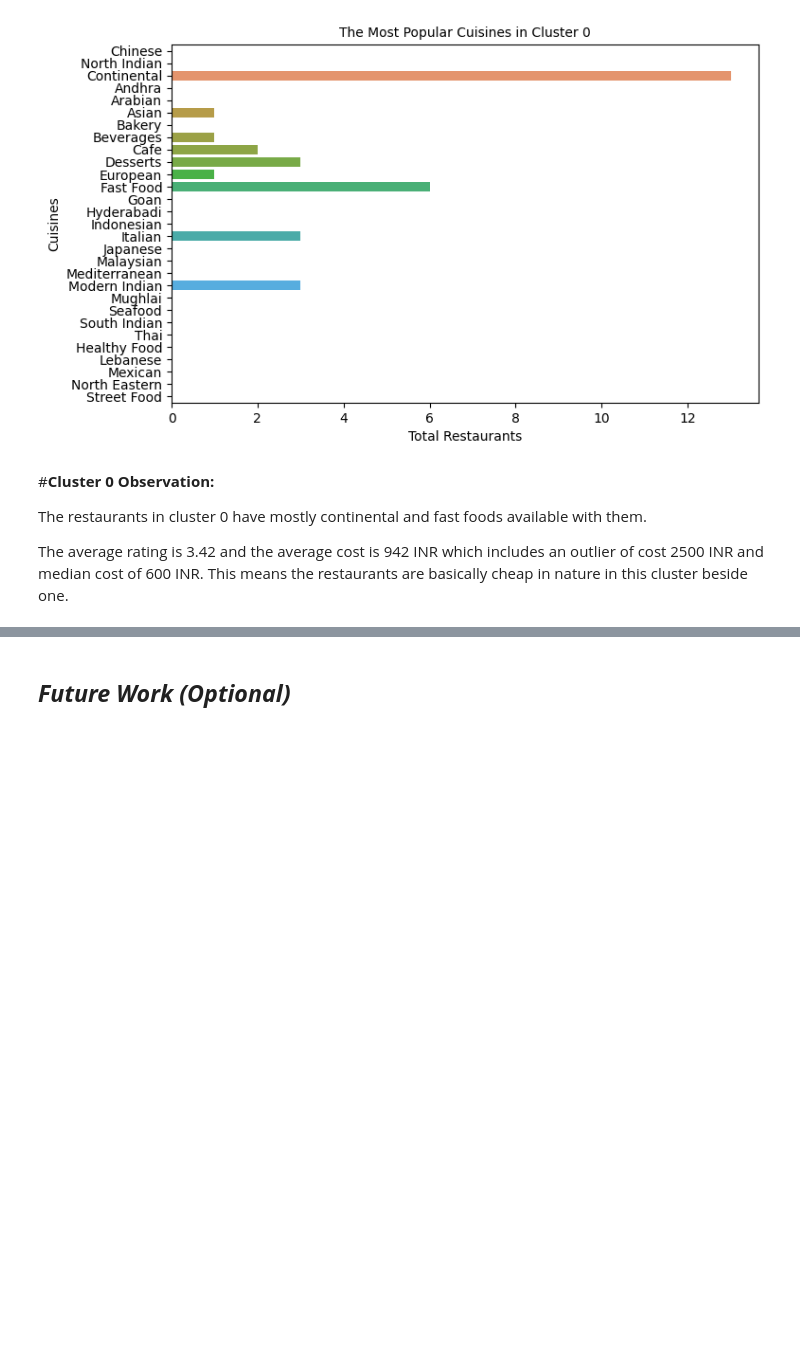
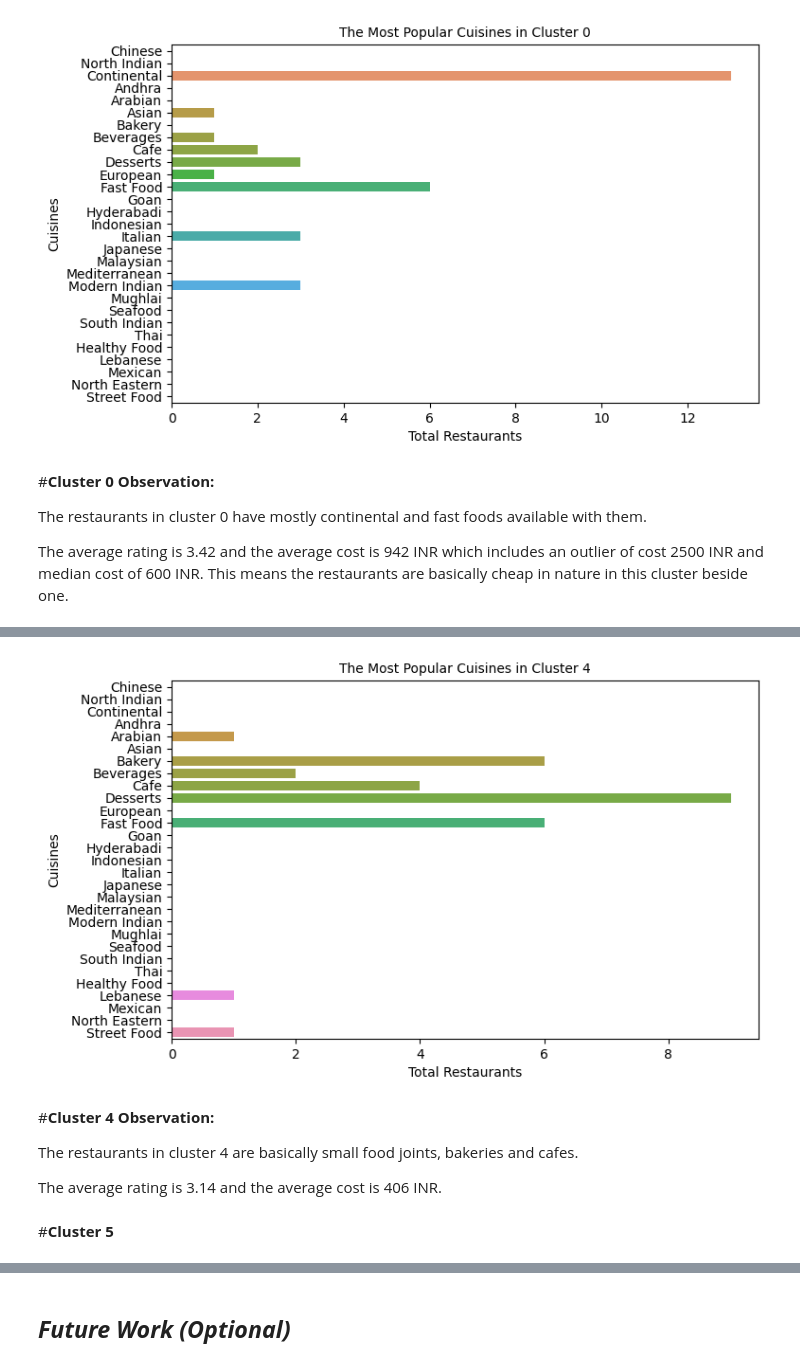
Before and after one commit to vak1997/Zomato-Restaurant-Clustering-and-Sentiment-Analysis, a Jupyter notebook: Zomato_Restaurant_Clustering_and_Sentiment_Analysis.ipynb, the cells around one changed output, grey strips where cells are left out. Drawn from its saved outputs; the diff is of its cells as text; code cells hidden in the pictures; blank space fills up the shorter version.

```diff
--- a/Zomato_Restaurant_Clustering_and_Sentiment_Analysis.ipynb
+++ b/Zomato_Restaurant_Clustering_and_Sentiment_Analysis.ipynb
@@ -1314,0 +1380,13 @@ Answer Here.
+# %%
+#visualizing cuisines in cluster 4
+cluster_cuisines(names_df[names_df['label']==4],'Cluster 4')
+# %% [output]
+[figure, added]
+# %% [markdown]
+#**Cluster 4 Observation:**
+
+The restaurants in cluster 4 are basically small food joints, bakeries and cafes.
+
+The average rating is 3.14 and the average cost is 406 INR.
+# %% [markdown]
+#**Cluster 5**
```
Also changed, not shown: parts of 59 cells of this notebook.
